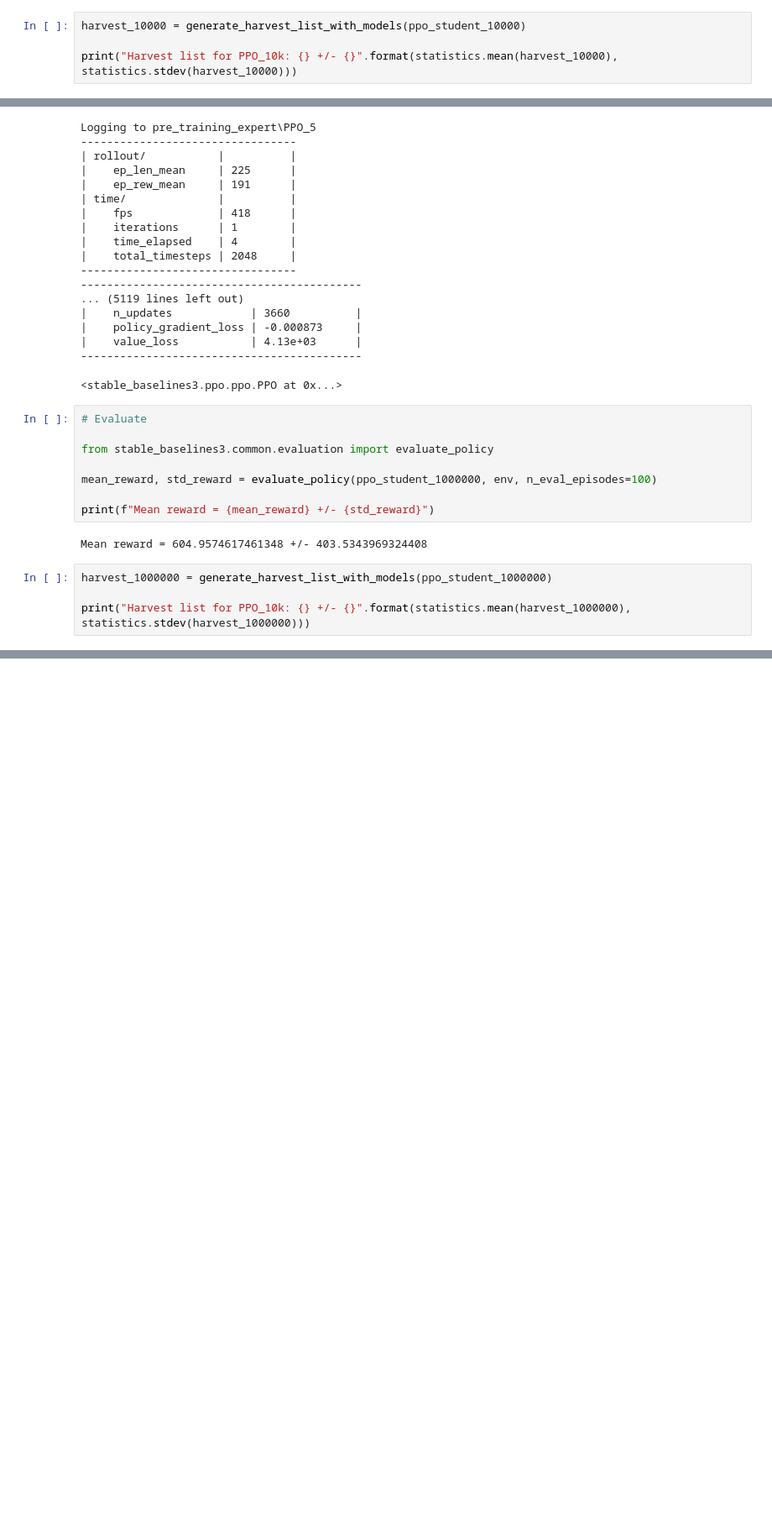
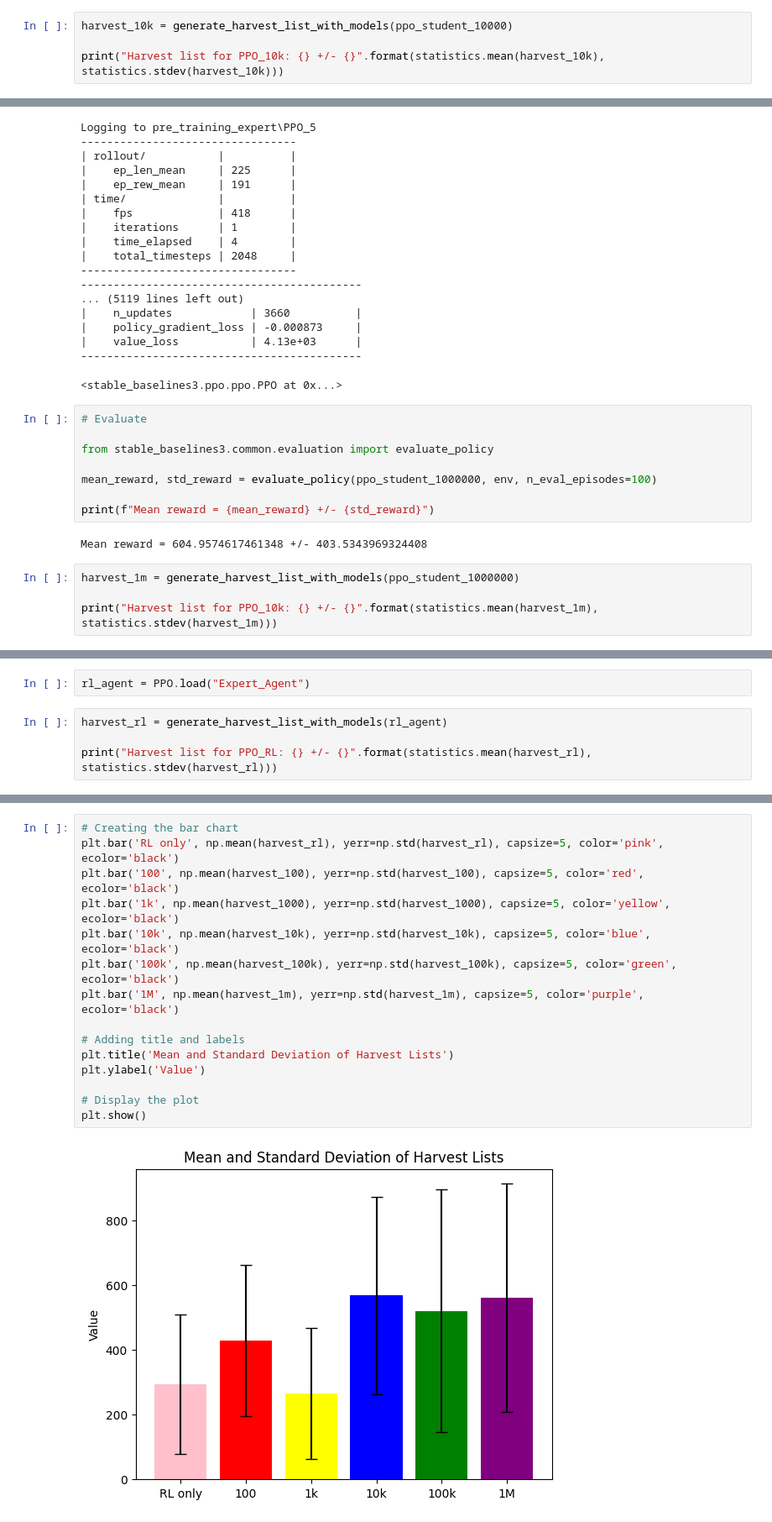
Before and after one commit to thexabd/expert_farm, a Jupyter notebook: Farm0_Heuristic.ipynb, the cells around one changed output, grey strips where cells are left out. Shown at 84% size. Cells and saved outputs as stored; diff of their text form; blank space fills up the shorter version.

```diff
--- a/Farm0_Heuristic.ipynb
+++ b/Farm0_Heuristic.ipynb
@@ -815,7 +811,7 @@ print(f"Mean reward = {mean_reward} +/- {std_reward}")
 # %% [output]
 Mean reward = 632.1636553738045 +/- 434.21888675235306
 # %%
-harvest_10000 = generate_harvest_list_with_models(ppo_student_10000)
+harvest_10k = generate_harvest_list_with_models(ppo_student_10000)
 
-print("Harvest list for PPO_10k: {} +/- {}".format(statistics.mean(harvest_10000), statistics.stdev(harvest_10000)))
+print("Harvest list for PPO_10k: {} +/- {}".format(statistics.mean(harvest_10k), statistics.stdev(harvest_10k)))
 # %% [output]
@@ -854,7 +850,7 @@ print(f"Mean reward = {mean_reward} +/- {std_reward}")
 # %% [output]
 Mean reward = 604.9574617461348 +/- 403.5343969324408
 # %%
-harvest_1000000 = generate_harvest_list_with_models(ppo_student_1000000)
+harvest_1m = generate_harvest_list_with_models(ppo_student_1000000)
 
-print("Harvest list for PPO_10k: {} +/- {}".format(statistics.mean(harvest_1000000), statistics.stdev(harvest_1000000)))
+print("Harvest list for PPO_10k: {} +/- {}".format(statistics.mean(harvest_1m), statistics.stdev(harvest_1m)))
 # %% [output]
@@ -865,0 +860,6 @@ UsageError: Line magic function `%launch` not found.
+# %%
+rl_agent = PPO.load("Expert_Agent")
+# %%
+harvest_rl = generate_harvest_list_with_models(rl_agent)
+
+print("Harvest list for PPO_RL: {} +/- {}".format(statistics.mean(harvest_rl), statistics.stdev(harvest_rl)))
@@ -869,3 +873,20 @@ UsageError: Line magic function `%launch` not found.
 %tensorboard --logdir "pre_training_expert_corrected_names"
 # %% [output]
 [interactive output not drawn]
+# %%
+# Creating the bar chart
+plt.bar('RL only', np.mean(harvest_rl), yerr=np.std(harvest_rl), capsize=5, color='pink', ecolor='black')
+plt.bar('100', np.mean(harvest_100), yerr=np.std(harvest_100), capsize=5, color='red', ecolor='black')
+plt.bar('1k', np.mean(harvest_1000), yerr=np.std(harvest_1000), capsize=5, color='yellow', ecolor='black')
+plt.bar('10k', np.mean(harvest_10k), yerr=np.std(harvest_10k), capsize=5, color='blue', ecolor='black')
+plt.bar('100k', np.mean(harvest_100k), yerr=np.std(harvest_100k), capsize=5, color='green', ecolor='black')
+plt.bar('1M', np.mean(harvest_1m), yerr=np.std(harvest_1m), capsize=5, color='purple', ecolor='black')
+
+# Adding title and labels
+plt.title('Mean and Standard Deviation of Harvest Lists')
+plt.ylabel('Value')
+
+# Display the plot
+plt.show()
+# %% [output]
+[figure, added]
```
Also changed, not shown: parts of 11 cells of this notebook, 3 other files.
